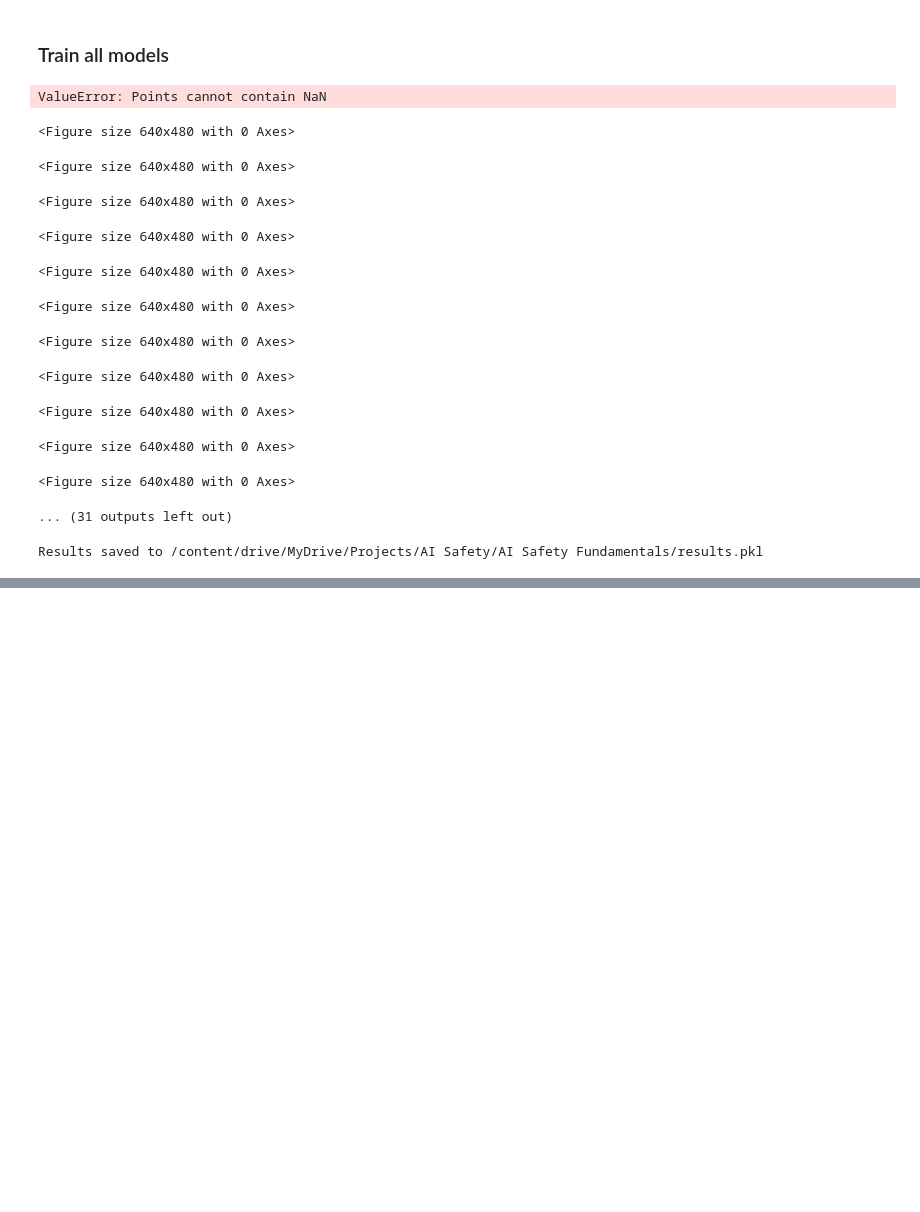
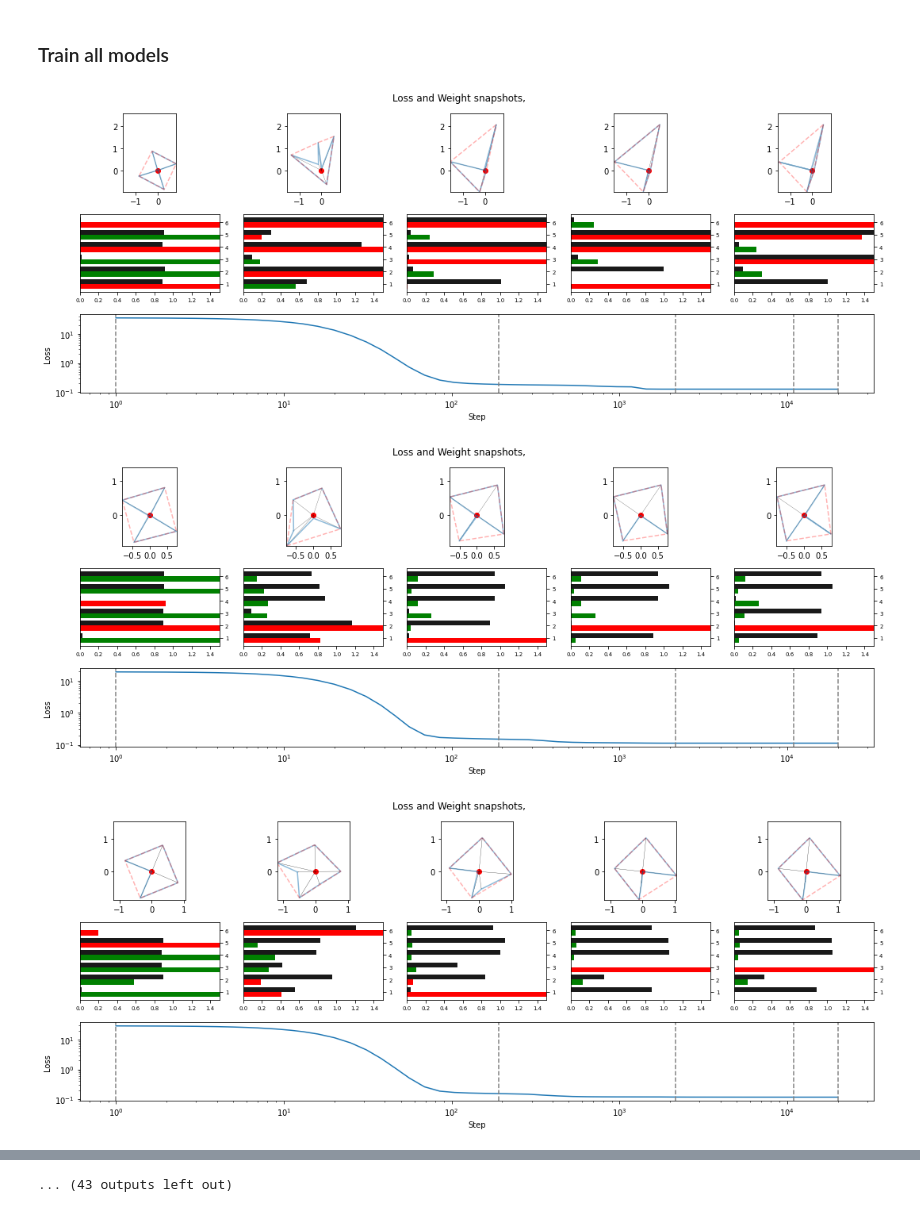
Before and after one commit to anogassis/aisf-project, a Jupyter notebook: notebooks/1.1-aa-tms-experiments_tassilo.ipynb, the cells around one changed output, grey strips where cells are left out. Drawn from its saved outputs; the diff is of its cells as text; code cells hidden in the pictures; blank space fills up the shorter version.

Commit message:
Update experiments notebook Tassilo

```diff
--- a/notebooks/1.1-aa-tms-experiments_tassilo.ipynb
+++ b/notebooks/1.1-aa-tms-experiments_tassilo.ipynb
@@ -1377,30 +915,0 @@ results = run_experiments(
-# %%
-path = '/content/drive/MyDrive/Projects/AI Safety/AI Safety Fundamentals/runs/plots/run'
-plot_experiments(results, show=False, save=True, file_name=path)
-# %% [output]
-ValueError: Points cannot contain NaN
-<Figure size 640x480 with 0 Axes>
-<Figure size 640x480 with 0 Axes>
-<Figure size 640x480 with 0 Axes>
-<Figure size 640x480 with 0 Axes>
-<Figure size 640x480 with 0 Axes>
-<Figure size 640x480 with 0 Axes>
-<Figure size 640x480 with 0 Axes>
-<Figure size 640x480 with 0 Axes>
-<Figure size 640x480 with 0 Axes>
-<Figure size 640x480 with 0 Axes>
-<Figure size 640x480 with 0 Axes>
-... (31 outputs left out)
-# %%
-import pickle
-
-# Define the file path where you want to save the results
-results_file_path = '/content/drive/MyDrive/Projects/AI Safety/AI Safety Fundamentals/results.pkl'
-
-# Save the results to disk
-with open(results_file_path, 'wb') as file:
-    pickle.dump(results, file)
-
-print(f'Results saved to {results_file_path}')
-# %% [output]
-Results saved to /content/drive/MyDrive/Projects/AI Safety/AI Safety Fundamentals/results.pkl
@@ -1406,0 +927,30 @@ Results saved to /content/drive/MyDrive/Projects/AI Safety/AI Safety Fundamental
+# %%
+results = []
+for run_id in range(0, 855):
+    with open(f'{file_name}_{run_id}.pkl', "rb") as file:
+        results.append(pickle.load(file)[-1])
+# %%
+for index in range(len(results)):
+    STEPS = results[index]['parameters']['log_ivl']
+    if results[index]['parameters']['sparsity'] != 0.75:
+        continue
+    if results[index]['parameters']['num_samples'] == 10:
+        #print(index)
+        continue
+    #if index > 550:
+    #    break
+    logs = results[index]['logs']
+
+    losses = [logs.loc[logs['step'] == s, 'loss'].values[0] for s in STEPS]
+
+    NUM_EPOCHS = 20000
+    PLOT_STEPS = [min(STEPS, key=lambda s: abs(s-i)) for i in [0, 200, 2000, 10000, NUM_EPOCHS - 1]]
+    PLOT_INDICES = [STEPS.index(s) for s in PLOT_STEPS]
+    Ws = [results[index]['weights'][i]['embedding.weight'] for i in PLOT_INDICES]
+    biases = [results[index]['weights'][i]['unembedding.bias'] for i in PLOT_INDICES]
+    #all_weights = [[results[j]['weights'][i] for i in PLOT_INDICES] for j in range(len(results))]
+    plot_losses_and_polygons(STEPS, losses, PLOT_STEPS, Ws, biases)
+# %% [output]
+[figure, added]
+[figure, added]
+[figure, added]
@@ -1406,0 +966 @@ Results saved to /content/drive/MyDrive/Projects/AI Safety/AI Safety Fundamental
+... (43 outputs left out)
```
Also changed, not shown: parts of 28 cells of this notebook.
